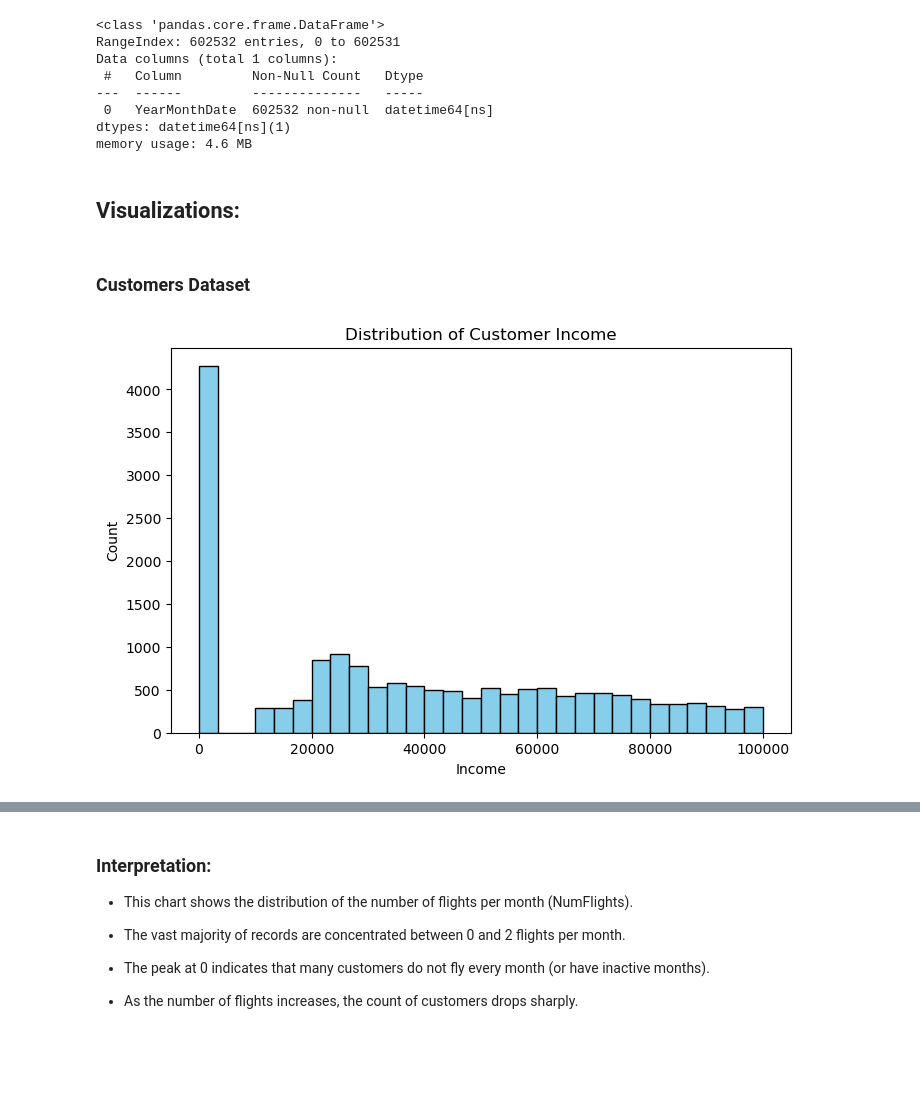
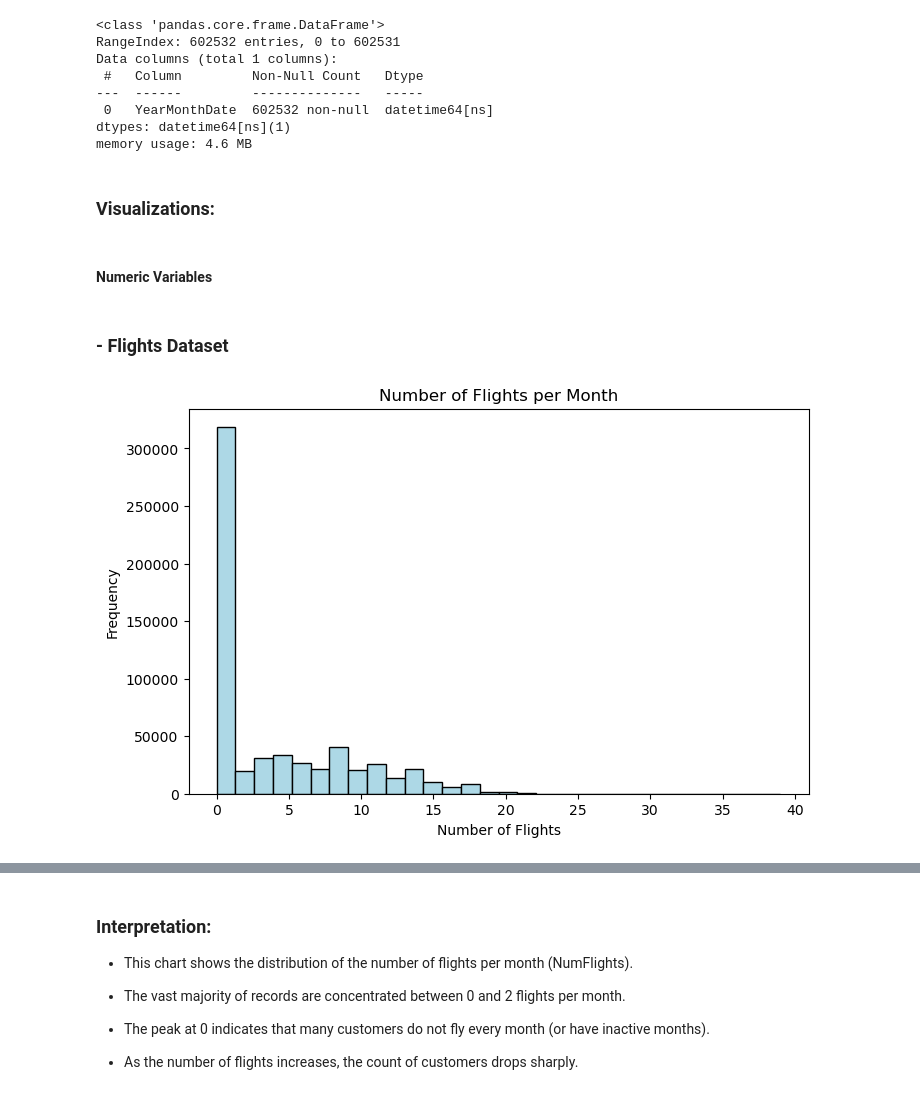
Before and after one commit to Zeineb-Hajji/DM_Project, a Jupyter notebook: Data_Mining_Project.ipynb, the cells around one changed output, grey strips where cells are left out. Drawn from its saved outputs; the diff is of its cells as text; code cells hidden in the pictures; blank space fills up the shorter version.

```diff
--- a/Data_Mining_Project.ipynb
+++ b/Data_Mining_Project.ipynb
@@ -500,16 +609,18 @@ Data columns (total 1 columns):
 dtypes: datetime64[ns](1)
 memory usage: 4.6 MB
 # %% [markdown]
-## Visualizations:
+### Visualizations:
+# %% [markdown]
+#### Numeric Variables
 # %% [markdown]
-### Customers Dataset
+### - Flights Dataset
 # %%
-# Distribution of Income
+# Histogram of Number of Flights per Month
 plt.figure(figsize=(8,5))
-plt.hist(customers['Income'], bins=30, color='skyblue', edgecolor='black')
-plt.title('Distribution of Customer Income')
-plt.xlabel('Income')
-plt.ylabel('Count')
+plt.hist(flights['NumFlights'], bins=30, color='lightblue', edgecolor='black')
+plt.title('Number of Flights per Month')
+plt.xlabel('Number of Flights')
+plt.ylabel('Frequency')
 plt.show()
 # %% [output]
-[figure, old version]
+[figure, new version]
```
Also changed, not shown: parts of 54 cells of this notebook.
